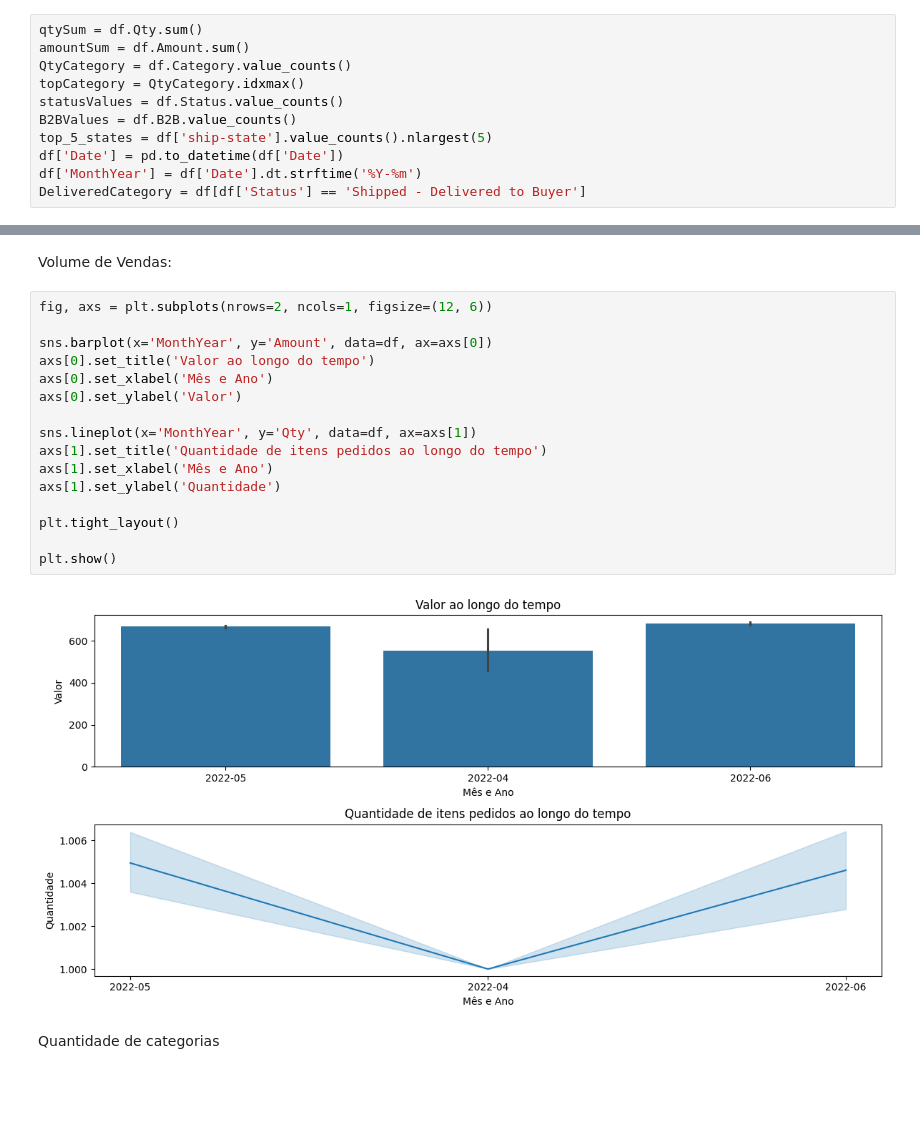
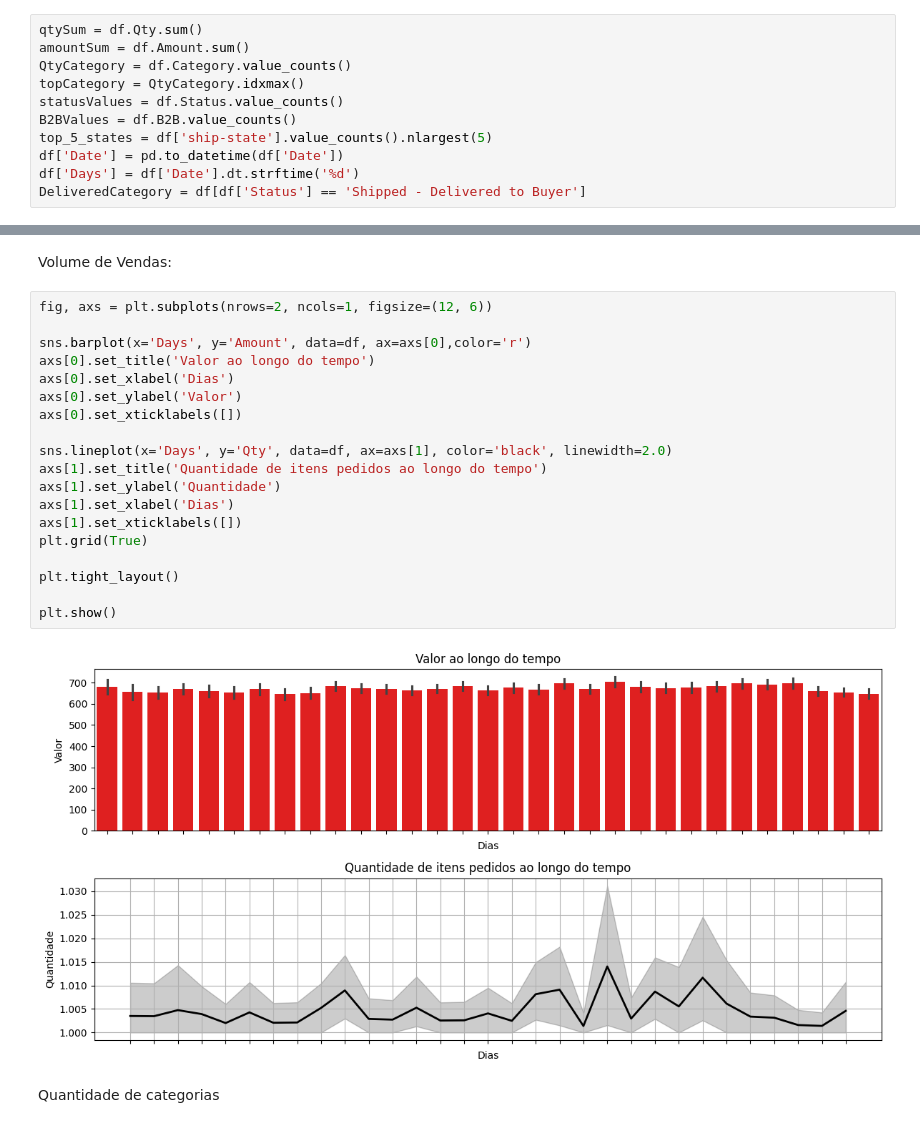
Before and after one commit to MatheusBacetic/DataAnalysis, a Jupyter notebook: dados.ipynb, the cells around one changed output, grey strips where cells are left out. Drawn from its saved outputs; the diff is of its cells as text; blank space fills up the shorter version.

```diff
--- a/dados.ipynb
+++ b/dados.ipynb
@@ -33,5 +30,5 @@ statusValues = df.Status.value_counts()
 B2BValues = df.B2B.value_counts()
 top_5_states = df['ship-state'].value_counts().nlargest(5)
 df['Date'] = pd.to_datetime(df['Date'])
-df['MonthYear'] = df['Date'].dt.strftime('%Y-%m')
+df['Days'] = df['Date'].dt.strftime('%d')
 DeliveredCategory = df[df['Status'] == 'Shipped - Delivered to Buyer']
@@ -80,21 +75,24 @@ Volume de Vendas:
 # %%
 fig, axs = plt.subplots(nrows=2, ncols=1, figsize=(12, 6))
 
-sns.barplot(x='MonthYear', y='Amount', data=df, ax=axs[0])
+sns.barplot(x='Days', y='Amount', data=df, ax=axs[0],color='r')
 axs[0].set_title('Valor ao longo do tempo')
-axs[0].set_xlabel('Mês e Ano')
+axs[0].set_xlabel('Dias')
 axs[0].set_ylabel('Valor')
+axs[0].set_xticklabels([])
 
-sns.lineplot(x='MonthYear', y='Qty', data=df, ax=axs[1])
+sns.lineplot(x='Days', y='Qty', data=df, ax=axs[1], color='black', linewidth=2.0)
 axs[1].set_title('Quantidade de itens pedidos ao longo do tempo')
-axs[1].set_xlabel('Mês e Ano')
 axs[1].set_ylabel('Quantidade')
+axs[1].set_xlabel('Dias')
+axs[1].set_xticklabels([])
+plt.grid(True)
 
 plt.tight_layout()
 
 plt.show()
 # %% [output]
-[figure, old version]
+[figure, new version]
 # %% [markdown]
 Quantidade de categorias
 # %%
```
Also changed, not shown: parts of 2 cells of this notebook.
